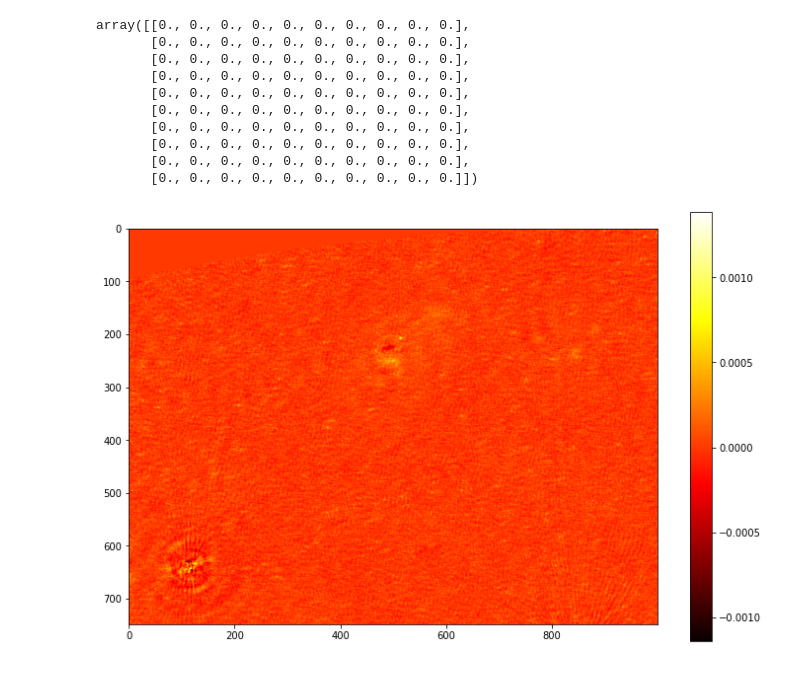
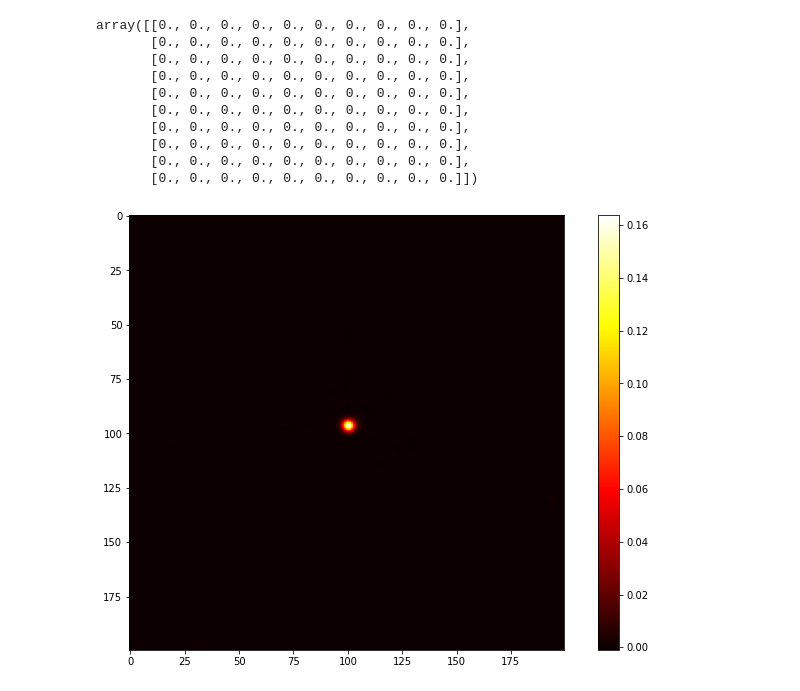
Before and after one commit to jmzk96/fits-preprocessing, a Jupyter notebook: notebook/di_astro_input.ipynb, the cells around one changed output. Drawn from its saved outputs; the diff is of its cells as text; code cells hidden in the pictures.

```diff
--- a/notebook/di_astro_input.ipynb
+++ b/notebook/di_astro_input.ipynb
@@ -12,5 +12,5 @@ tb = fits.open("../data/P200+55_table_100.fits")
 # %%
-dat = fits.open("../data/P200+55-mosaic.fits")[0]
+dat = fits.open("../data/P205+55-mosaic.fits")[0]
 dat
 # %% [output]
 <astropy.io.fits.hdu.image.PrimaryHDU at 0x...>
@@ -77,9 +77,9 @@ array([[0., 0., 0., 0., 0., 0., 0., 0., 0., 0.],
        [0., 0., 0., 0., 0., 0., 0., 0., 0., 0.],
        [0., 0., 0., 0., 0., 0., 0., 0., 0., 0.]])
 # %%
-plot_interesting_area(52, 1000, ioi, "hot")
+plot_interesting_area(700, 200, ioi, "hot")
 # %% [output]
-[figure, old version]
+[figure, new version]
 # %%
 from astropy.coordinates import SkyCoord
 from astropy.wcs import WCS
```
Also changed, not shown: parts of 11 cells of this notebook, 1 other file.
